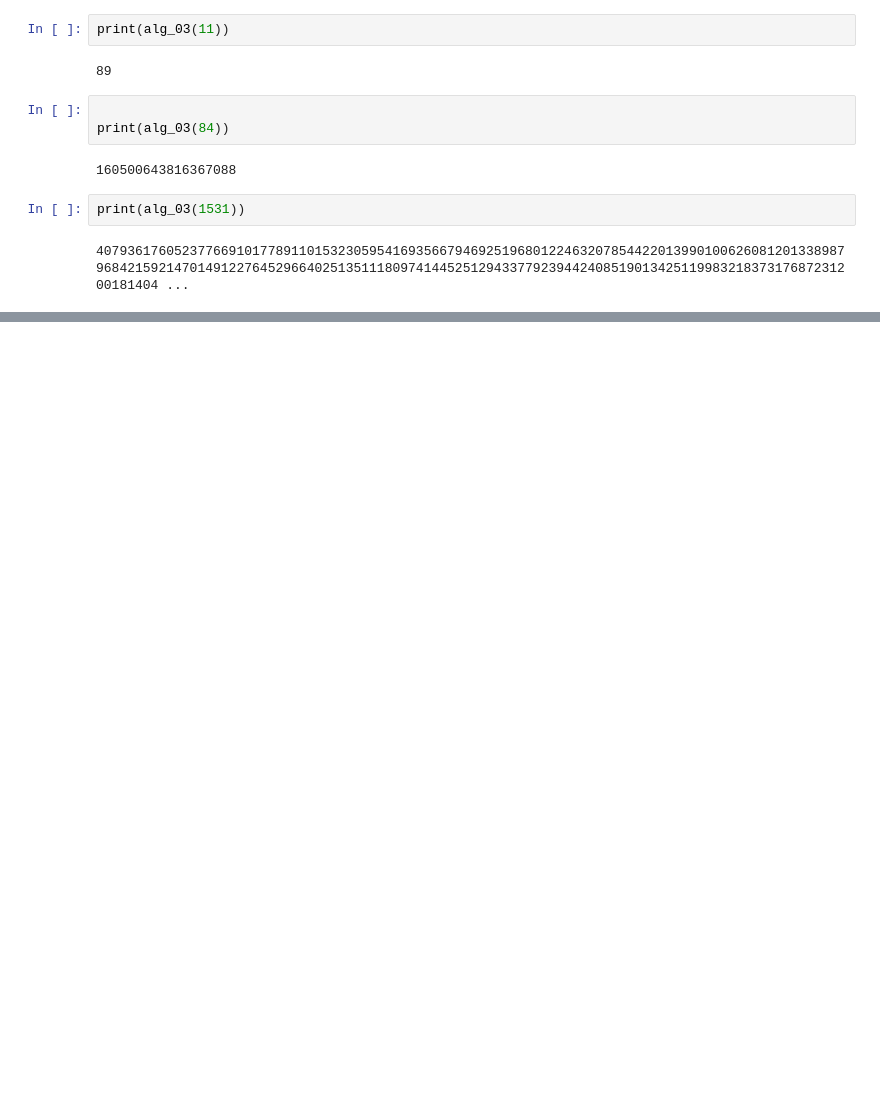
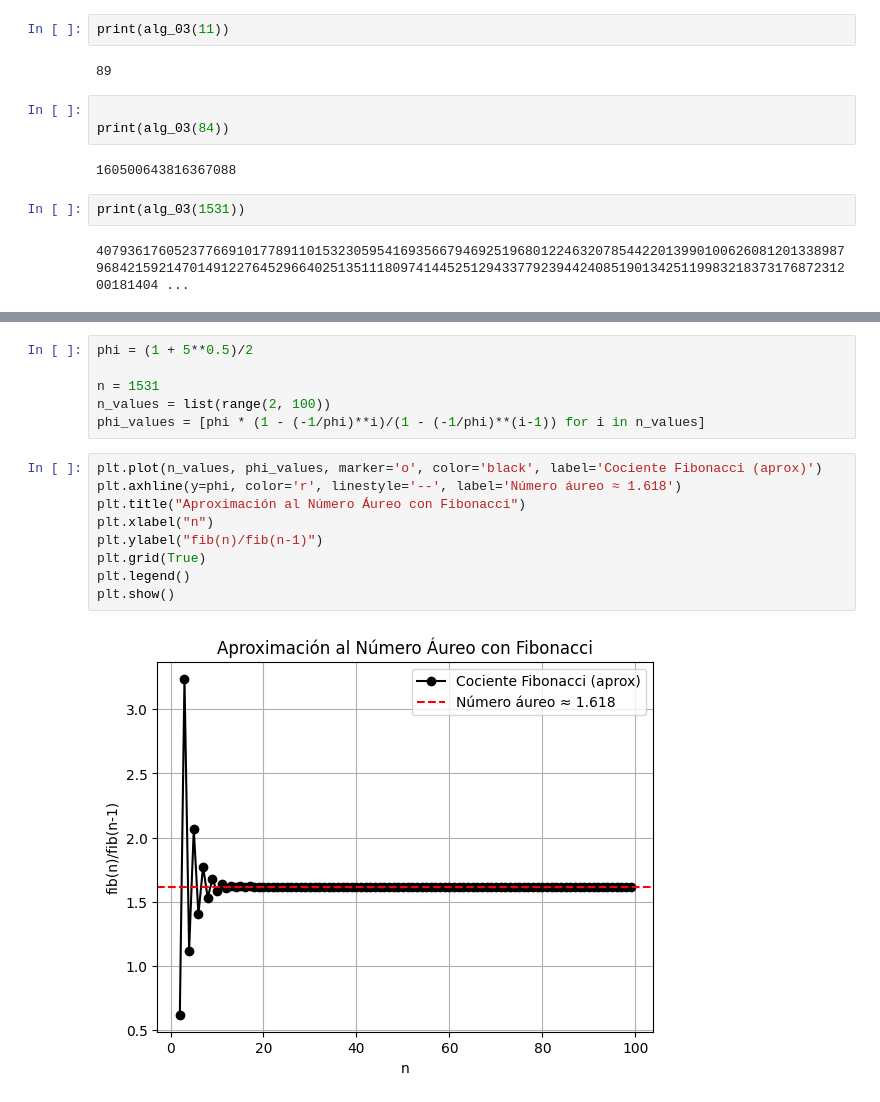
Before and after one commit to Lenin27Amangandi/Workspace-Metodos-Numericos-2k25A-, a Jupyter notebook: taller.ipynb, the cells around one changed output, grey strips where cells are left out. Drawn from its saved outputs; the diff is of its cells as text; blank space fills up the shorter version.

```diff
--- a/taller.ipynb
+++ b/taller.ipynb
@@ -121,0 +151,17 @@ print(alg_03(1531))
+# %%
+phi = (1 + 5**0.5)/2
+
+n = 1531
+n_values = list(range(2, 100))
+phi_values = [phi * (1 - (-1/phi)**i)/(1 - (-1/phi)**(i-1)) for i in n_values]
+# %%
+plt.plot(n_values, phi_values, marker='o', color='black', label='Cociente Fibonacci (aprox)')
+plt.axhline(y=phi, color='r', linestyle='--', label='Número áureo ≈ 1.618')
+plt.title("Aproximación al Número Áureo con Fibonacci")
+plt.xlabel("n")
+plt.ylabel("fib(n)/fib(n-1)")
+plt.grid(True)
+plt.legend()
+plt.show()
+# %% [output]
+[figure, added]
```
Also changed, not shown: parts of 4 cells of this notebook.
